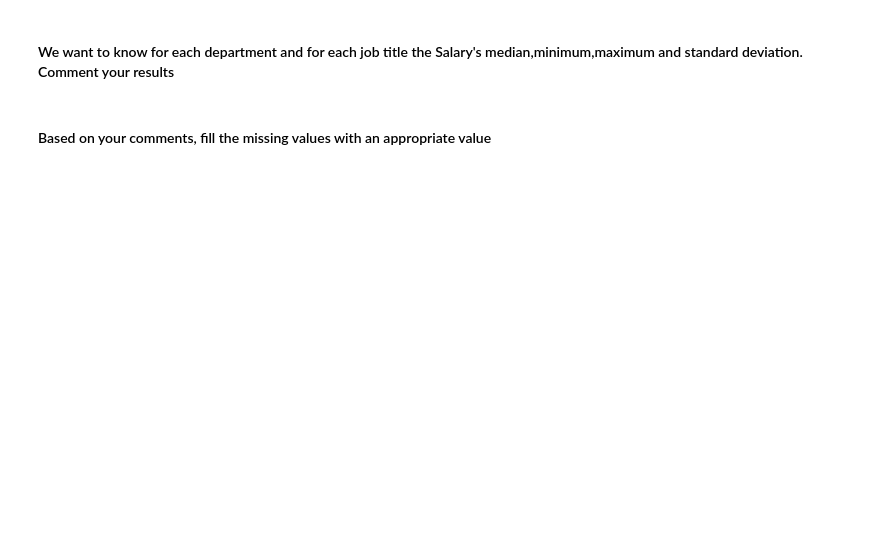
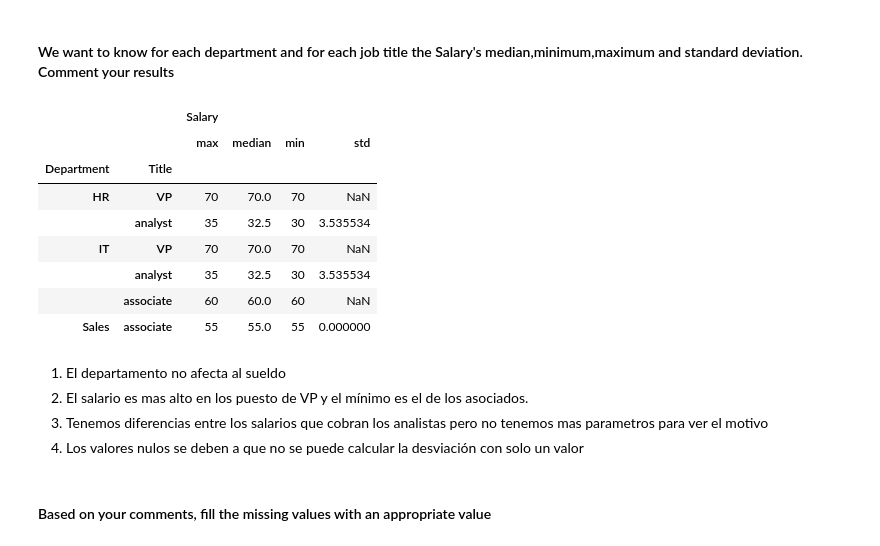
Before and after one commit to Ironhack-Data-Madrid-Octubre-2023/5.1-lab_pivot_table_and_correlation, a Jupyter notebook: your_code/main.ipynb, the cells around one changed output. Cells and saved outputs as stored; diff of their text form; code cells hidden in the pictures; blank space fills up the shorter version.

```diff
--- a/your_code/main.ipynb
+++ b/your_code/main.ipynb
@@ -55,2 +110,23 @@ employe=pd.DataFrame(data)
+# %%
+# your answer here:
+
+employee.pivot_table(index=['Department','Title'],
+                     values=['Salary'],
+                     aggfunc=('median','min','max',np.std))
+# %% [output]
+|  |  | Salary |  |  |  |
+|  |  | max | median | min | std |
+| Department | Title |  |  |  |  |
+| HR | VP | 70 | 70.0 | 70 | NaN |
+|  | analyst | 35 | 32.5 | 30 | 3.535534 |
+| IT | VP | 70 | 70.0 | 70 | NaN |
+|  | analyst | 35 | 32.5 | 30 | 3.535534 |
+|  | associate | 60 | 60.0 | 60 | NaN |
+| Sales | associate | 55 | 55.0 | 55 | 0.000000 |
+# %% [markdown]
+1. El departamento no afecta al sueldo
+2. El salario es mas alto en los puesto de VP y el mínimo es el de los asociados.
+3. Tenemos diferencias entre los salarios que cobran los analistas pero no tenemos mas parametros para ver el motivo
+4. Los valores nulos se deben a que no se puede calcular la desviación con solo un valor
 # %% [markdown]
 #### Based on your comments, fill the missing values with an appropriate value
```
Also changed, not shown: parts of 16 cells of this notebook.
